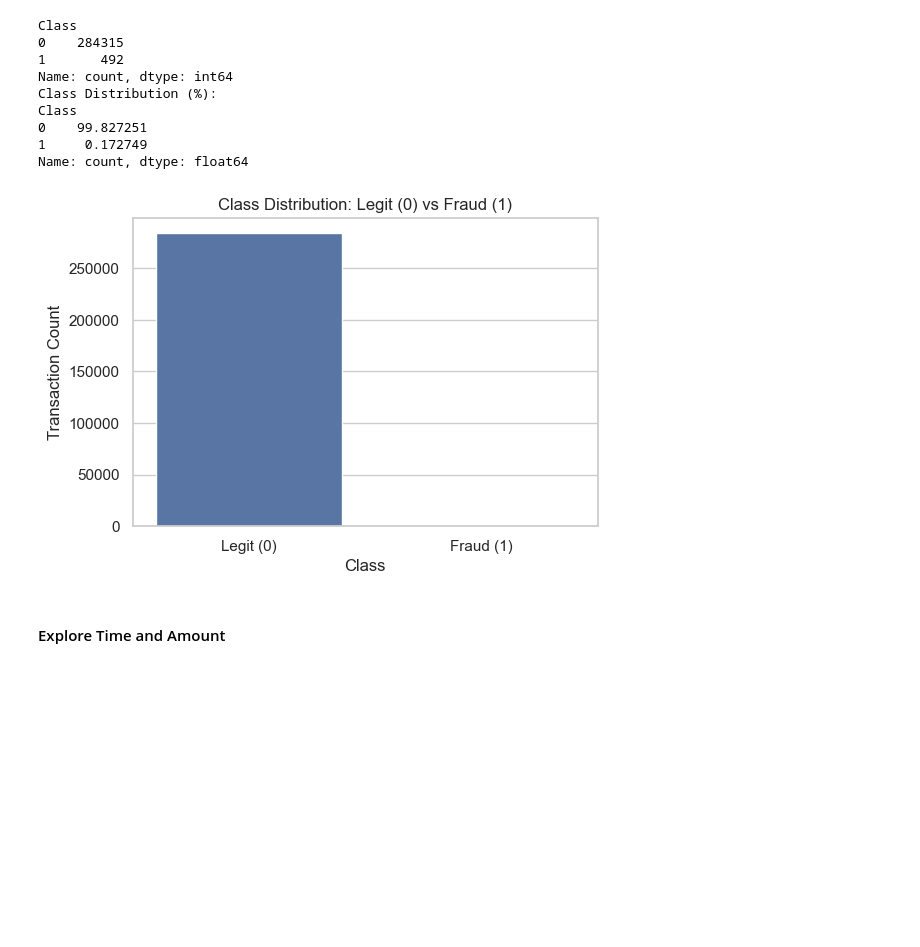
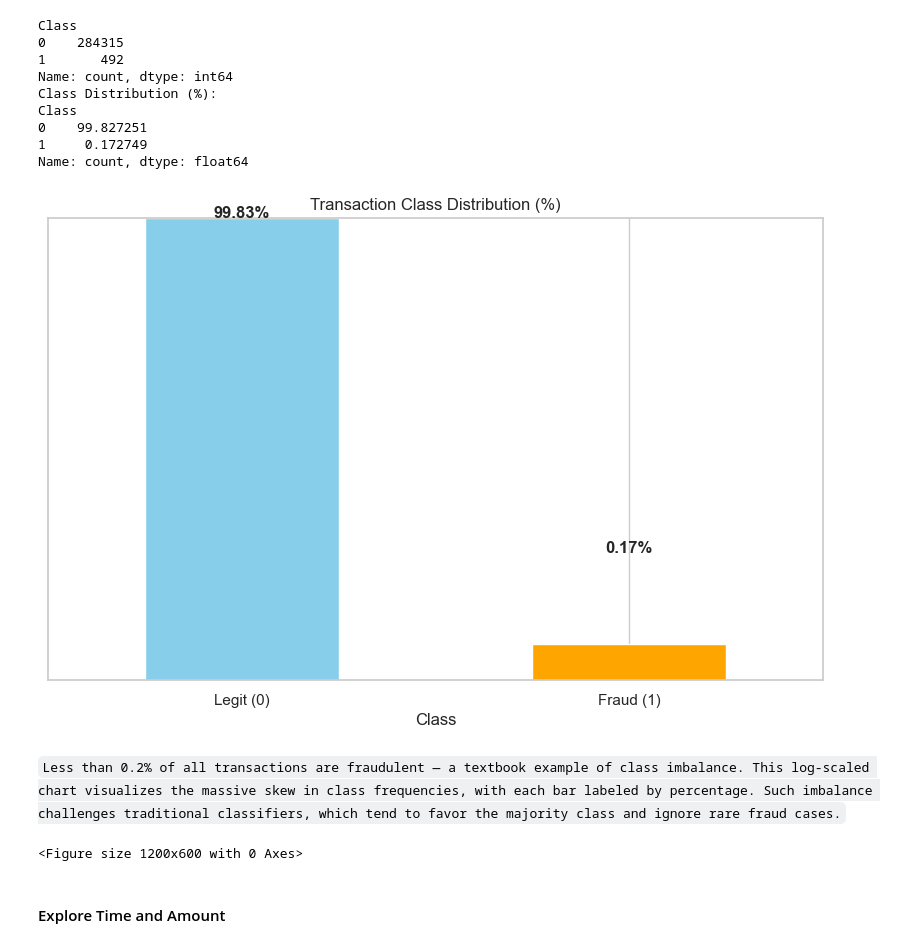
Before and after one commit to x-rojas-io/credit-card-fraud-detection, a Jupyter notebook: notebooks/01_exploration.ipynb, the cells around one changed output. Saved outputs shown, nothing was run; the diff lists cells and outputs as text; code cells hidden in the pictures; blank space fills up the shorter version.

```diff
--- a/notebooks/01_exploration.ipynb
+++ b/notebooks/01_exploration.ipynb
@@ -108,15 +108,54 @@ Class
 Name: count, dtype: float64
 # %%
 # Plot the imbalance
-plt.figure(figsize=(6,4))
-sns.countplot(x='Class', data=df)
-plt.title('Class Distribution: Legit (0) vs Fraud (1)')
-plt.xlabel('Class')
-plt.ylabel('Transaction Count')
-plt.xticks([0,1], ['Legit (0)', 'Fraud (1)'])
+class_counts = df['Class'].value_counts(normalize=True) * 100
+
+ax = class_counts.plot(
+    kind='bar',
+    log=True,
+    color=['skyblue', 'orange'],
+    title='Transaction Class Distribution (%)'
+)
+
+# Style adjustments
+ax.set_xticklabels(['Legit (0)', 'Fraud (1)'], rotation=0)
+ax.set_ylabel('')  # Remove label
+ax.set_yticks([])  # Hide y-axis ticks
+ax.set_ylim(0.1, 100)  # Log scale padding
+
+# Annotate bar tops with exact percentage
+for i, val in enumerate(class_counts):
+    ax.text(i, val + 0.5, f'{val:.2f}%', ha='center', fontweight='bold')
 plt.show()
 # %% [output]
-[figure, old version]
+[figure, new version]
+# %% [markdown]
+`Less than 0.2% of all transactions are fraudulent — a textbook example of class imbalance. This log-scaled chart visualizes the massive skew in class frequencies, with each bar labeled by percentage. Such imbalance challenges traditional classifiers, which tend to favor the majority class and ignore rare fraud cases.`
+# %%
+plt.figure(figsize=(12, 6))
+
+sns.histplot(
+    data=df,
+    x='Hour',
+    bins=24,
+    hue='Class',
+    stat='density',
+    common_norm=False,
+    multiple='layer',
+    element='step',
+    palette={0: 'skyblue', 1: 'orange'}
+)
+
+plt.title('Transaction Pattern by Hour of Day (Normalized)')
+plt.xlabel('Hour of Day (0 = Midnight)')
+plt.ylabel('Density')
+plt.xticks(range(0, 24))
+plt.legend(title='Class', labels=['Legit (0)', 'Fraud (1)'])
+plt.tight_layout()
+plt.savefig("../assets/hourly_transaction_density.png")
+plt.clf()
+# %% [output]
+<Figure size 1200x600 with 0 Axes>
 # %% [markdown]
 #### Explore Time and Amount
 # %%
```
Also changed, not shown: parts of 3 cells of this notebook, 13 other files.
